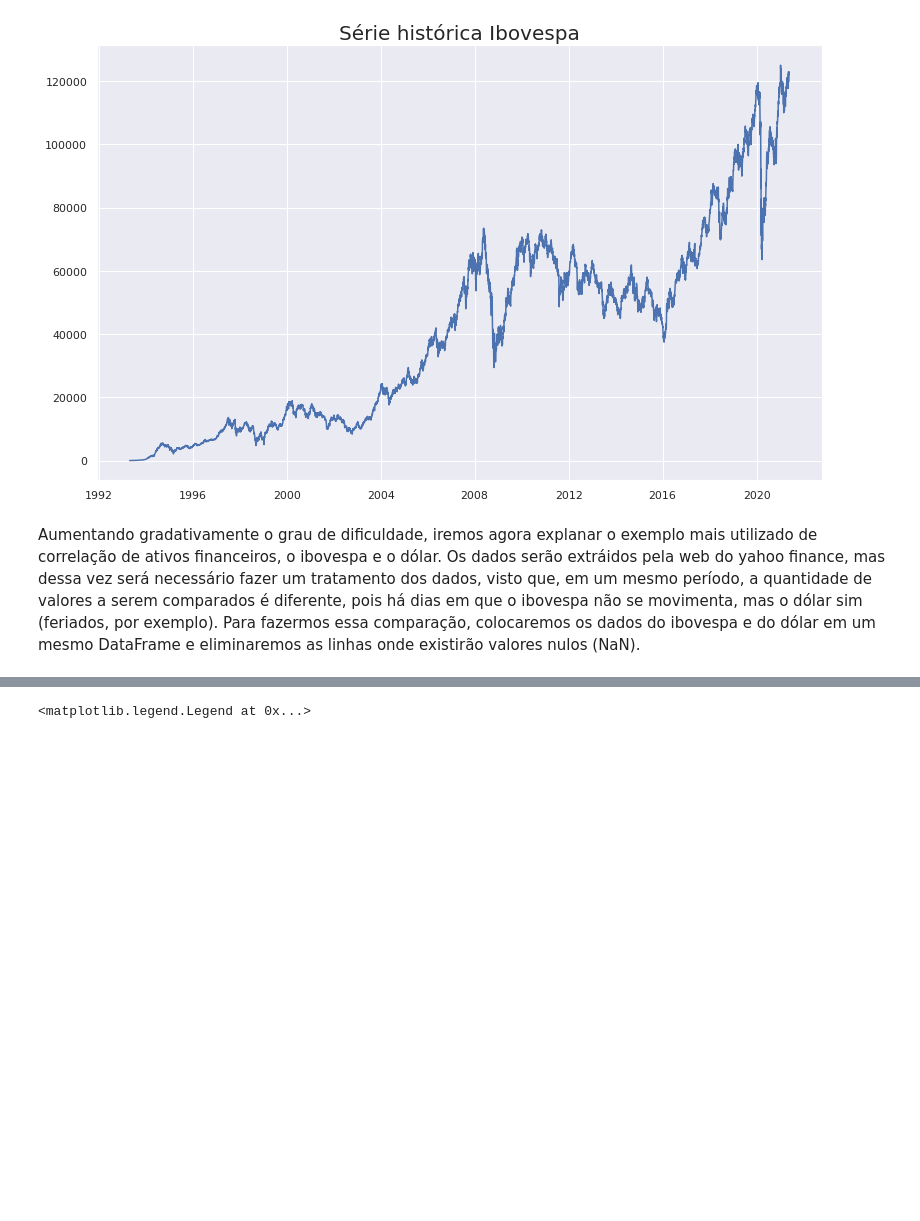
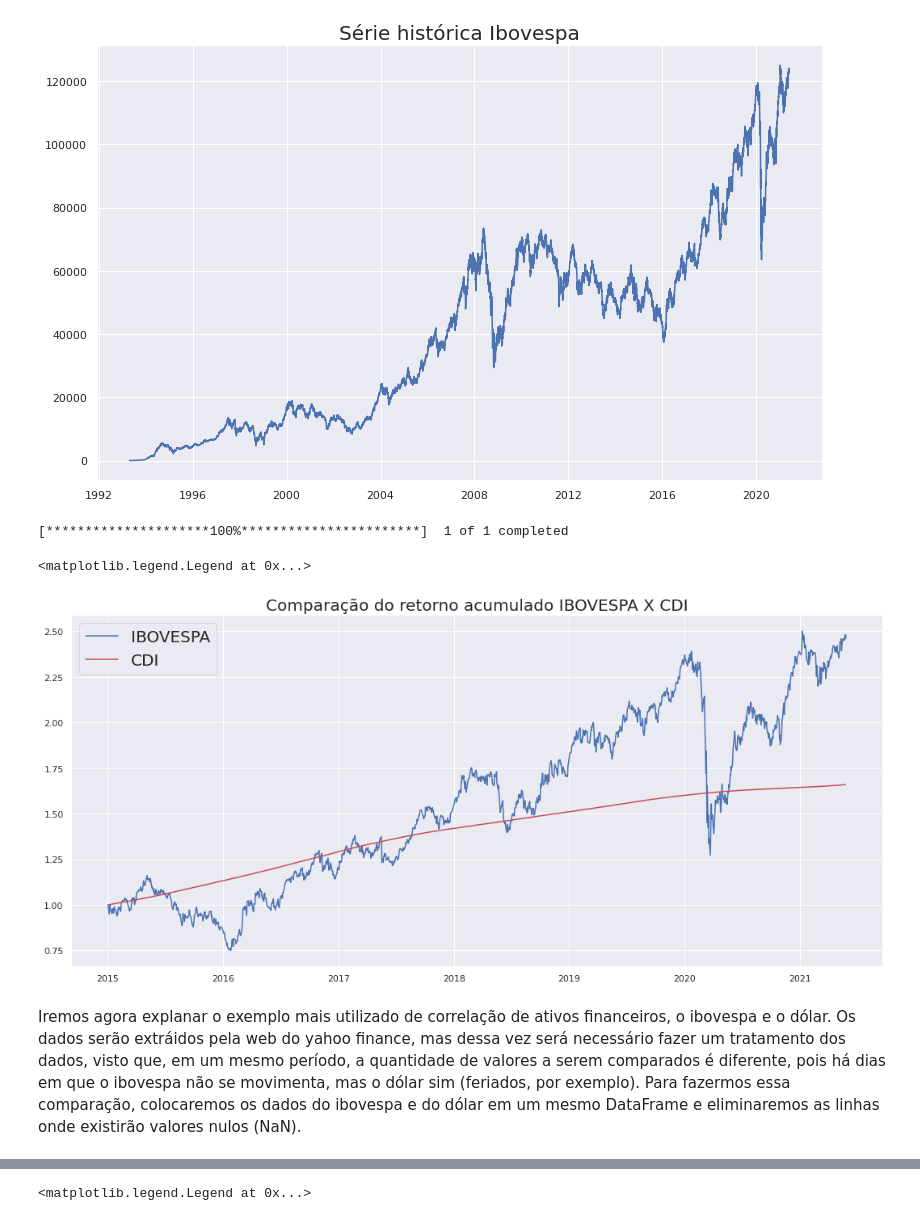
Before and after one commit to gabriellopes3/Ativos_Financeiros, a Jupyter notebook: ativos_financeiros.ipynb, the cells around one changed output, grey strips where cells are left out. Drawn from its saved outputs; the diff is of its cells as text; code cells hidden in the pictures; blank space fills up the shorter version.

```diff
--- a/ativos_financeiros.ipynb
+++ b/ativos_financeiros.ipynb
@@ -42,8 +44,37 @@ plt.title('Série histórica Ibovespa', fontsize = 20)
 # %% [output]
 Text(0.5, 1.0, 'Série histórica Ibovespa')
 [figure]
+# %%
+''' Utilizando a mesma lógica da célula acima para extrair dados do Ibovespa e usando
+a API do Banco Central para extrair dados do CDI diário, faremos uma comparação entre os dois'''
+
+data_inicio = '2015-01-01'
+
+ibov = yf.download(tickers='^BVSP')[['Close']]
+ibov_retorno = ibov.pct_change()
+ibov_retorno_acumulado = (1 + ibov_retorno[ibov_retorno.index >= data_inicio]).cumprod()
+ibov_retorno_acumulado.iloc[0] = 1
+# display(ibov_retorno_acumulado)
+
+cdi = pd.read_json('http://api.bcb.gov.br/dados/serie/bcdata.sgs.12/dados?formato=json')
+cdi['data'] = pd.to_datetime(cdi['data'], dayfirst=True)
+cdi.set_index('data', inplace=True)
+cdi_acumulado = (1 + cdi[cdi.index >= data_inicio] / 100).cumprod()
+cdi_acumulado.iloc[0] = 1
+# display(cdi_acumulado)
+
+seaborn.set()
+plt.figure(figsize = (18,8))
+plt.title(label = "Comparação do retorno acumulado IBOVESPA X CDI", fontsize = 20)
+plt.plot(ibov_retorno_acumulado['Close'], label = 'IBOVESPA')
+plt.plot(cdi_acumulado['valor'], label = 'CDI', c = 'r')
+plt.legend(fontsize = 20)
+# %% [output]
+[*********************100%***********************]  1 of 1 completed
+<matplotlib.legend.Legend at 0x...>
+[figure, added]
 # %% [markdown]
-Aumentando gradativamente o grau de dificuldade, iremos agora explanar o exemplo mais utilizado de correlação de ativos financeiros, o ibovespa e o dólar. Os dados serão extráidos pela web do yahoo finance, mas dessa vez será necessário fazer um tratamento dos dados, visto que, em um mesmo período, a quantidade de valores a serem comparados é diferente, pois há dias em que o ibovespa não se movimenta, mas o dólar sim (feriados, por exemplo). Para fazermos essa comparação, colocaremos os dados do ibovespa e do dólar em um mesmo DataFrame e eliminaremos as linhas onde existirão valores nulos (NaN).
+Iremos agora explanar o exemplo mais utilizado de correlação de ativos financeiros, o ibovespa e o dólar. Os dados serão extráidos pela web do yahoo finance, mas dessa vez será necessário fazer um tratamento dos dados, visto que, em um mesmo período, a quantidade de valores a serem comparados é diferente, pois há dias em que o ibovespa não se movimenta, mas o dólar sim (feriados, por exemplo). Para fazermos essa comparação, colocaremos os dados do ibovespa e do dólar em um mesmo DataFrame e eliminaremos as linhas onde existirão valores nulos (NaN).
 # %%
 ibov_dol = ['^BVSP', 'USDBRL=X']
 id_df = pdr.get_data_yahoo(ibov_dol, start = '2006-01-01')['Close']
```
Also changed, not shown: parts of 10 cells of this notebook.
